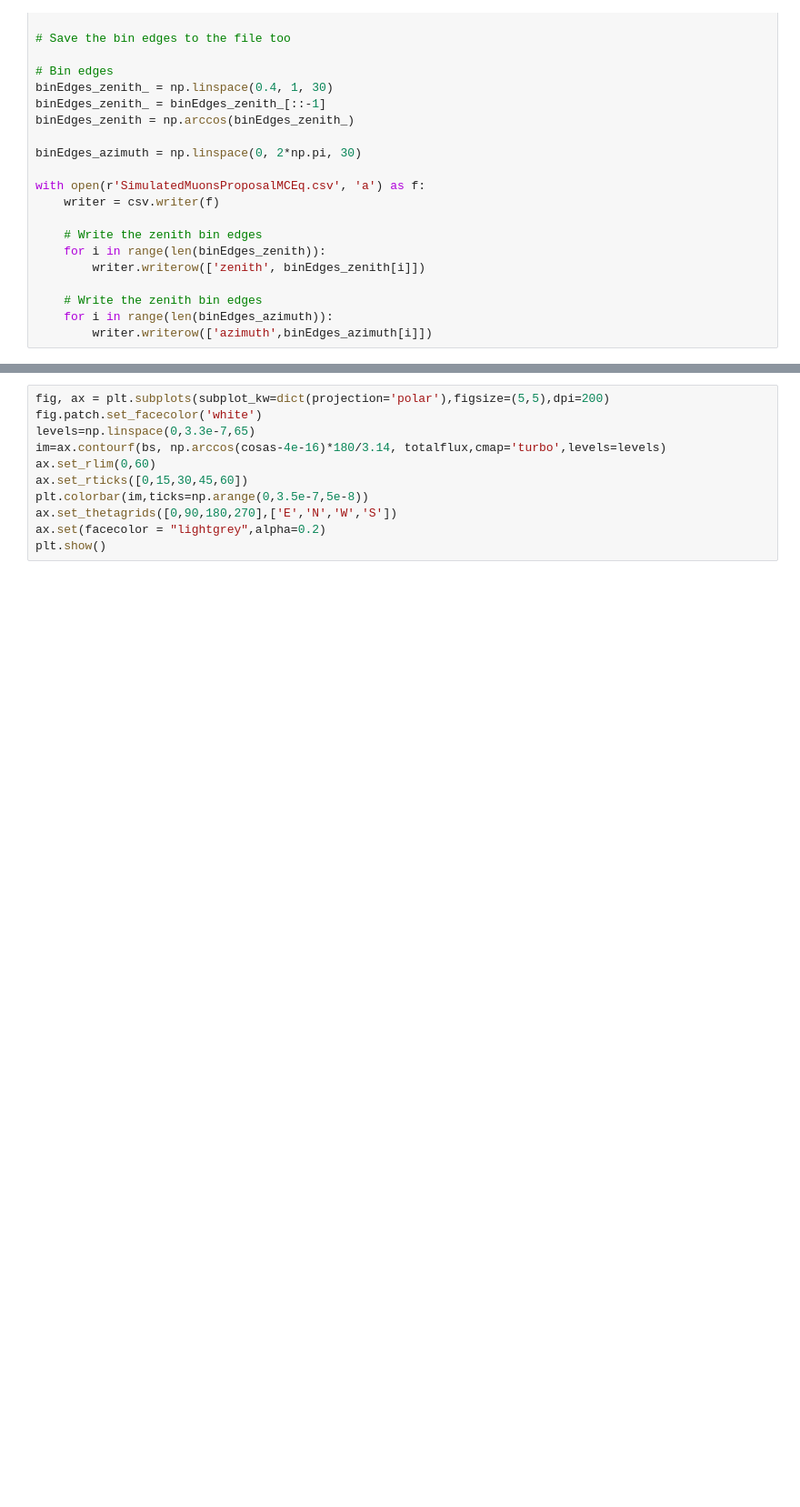
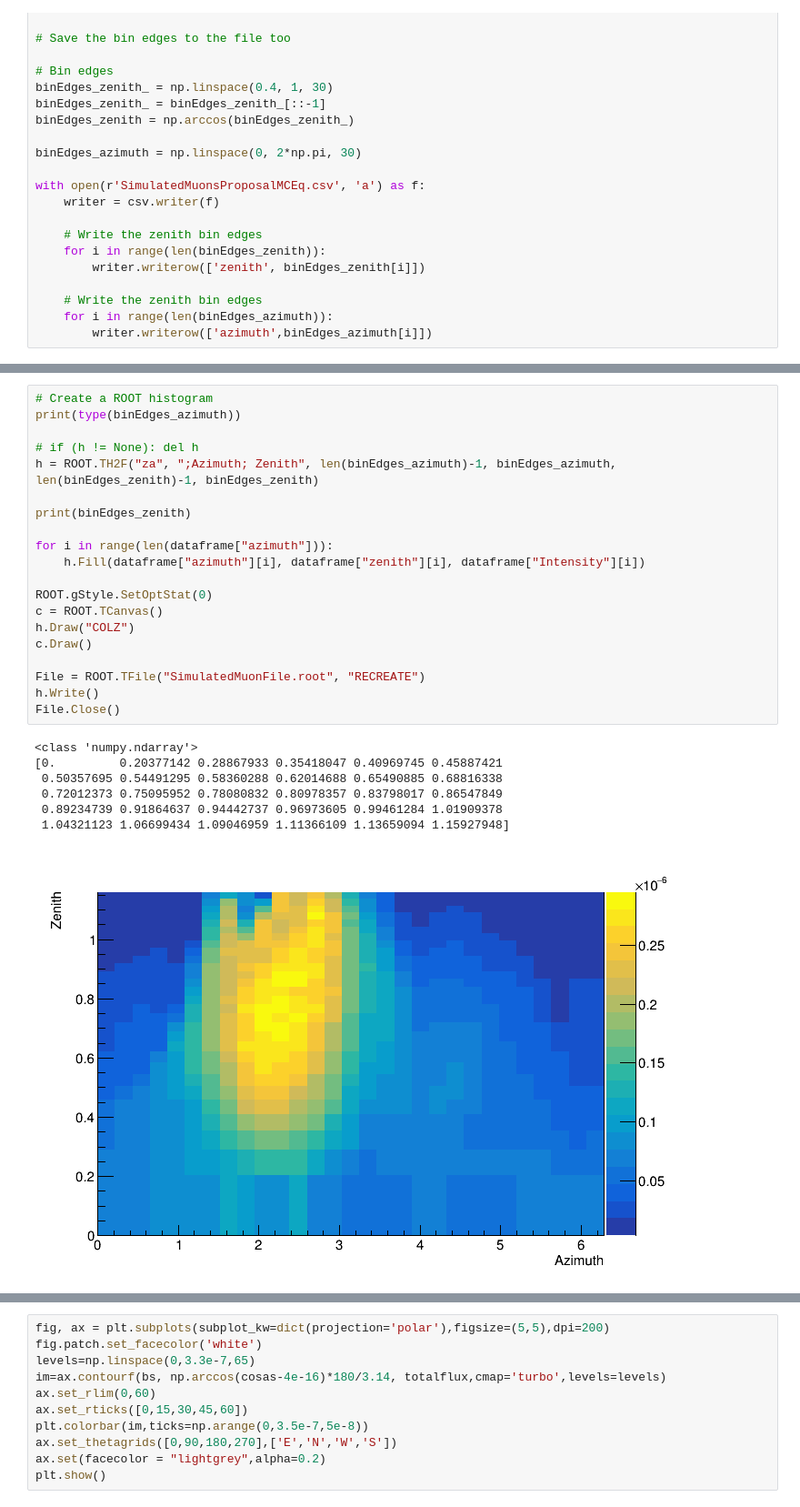
Before and after one commit to kvjmistry/MuonGenerator, a Jupyter notebook: MCEQProposalCombine.ipynb, the cells around one changed output, grey strips where cells are left out. Shown at 91% size. Saved outputs shown, nothing was run; the diff lists cells and outputs as text; blank space fills up the shorter version.

Commit message:
use root to csv file method

```diff
--- a/MCEQProposalCombine.ipynb
+++ b/MCEQProposalCombine.ipynb
@@ -116 +117,29 @@ im=plt.pcolormesh(bs+np.pi,zenith_,totalflux,cmap='inferno',shading='auto',vmin=
 [figure]
+# %%
+# Create a ROOT histogram
+print(type(binEdges_azimuth))
+
+# if (h != None): del h
+h = ROOT.TH2F("za", ";Azimuth; Zenith", len(binEdges_azimuth)-1, binEdges_azimuth, len(binEdges_zenith)-1, binEdges_zenith)
+
+print(binEdges_zenith)
+
+for i in range(len(dataframe["azimuth"])):
+    h.Fill(dataframe["azimuth"][i], dataframe["zenith"][i], dataframe["Intensity"][i])
+
+ROOT.gStyle.SetOptStat(0)
+c = ROOT.TCanvas()
+h.Draw("COLZ")
+c.Draw()
+
+File = ROOT.TFile("SimulatedMuonFile.root", "RECREATE")
+h.Write()
+File.Close()
+# %% [output]
+<class 'numpy.ndarray'>
+[0.         0.20377142 0.28867933 0.35418047 0.40969745 0.45887421
+ 0.50357695 0.54491295 0.58360288 0.62014688 0.65490885 0.68816338
+ 0.72012373 0.75095952 0.78080832 0.80978357 0.83798017 0.86547849
+ 0.89234739 0.91864637 0.94442737 0.96973605 0.99461284 1.01909378
+ 1.04321123 1.06699434 1.09046959 1.11366109 1.13659094 1.15927948]
+[figure, added]
```
Also changed, not shown: parts of 3 cells of this notebook, 2 other files.
